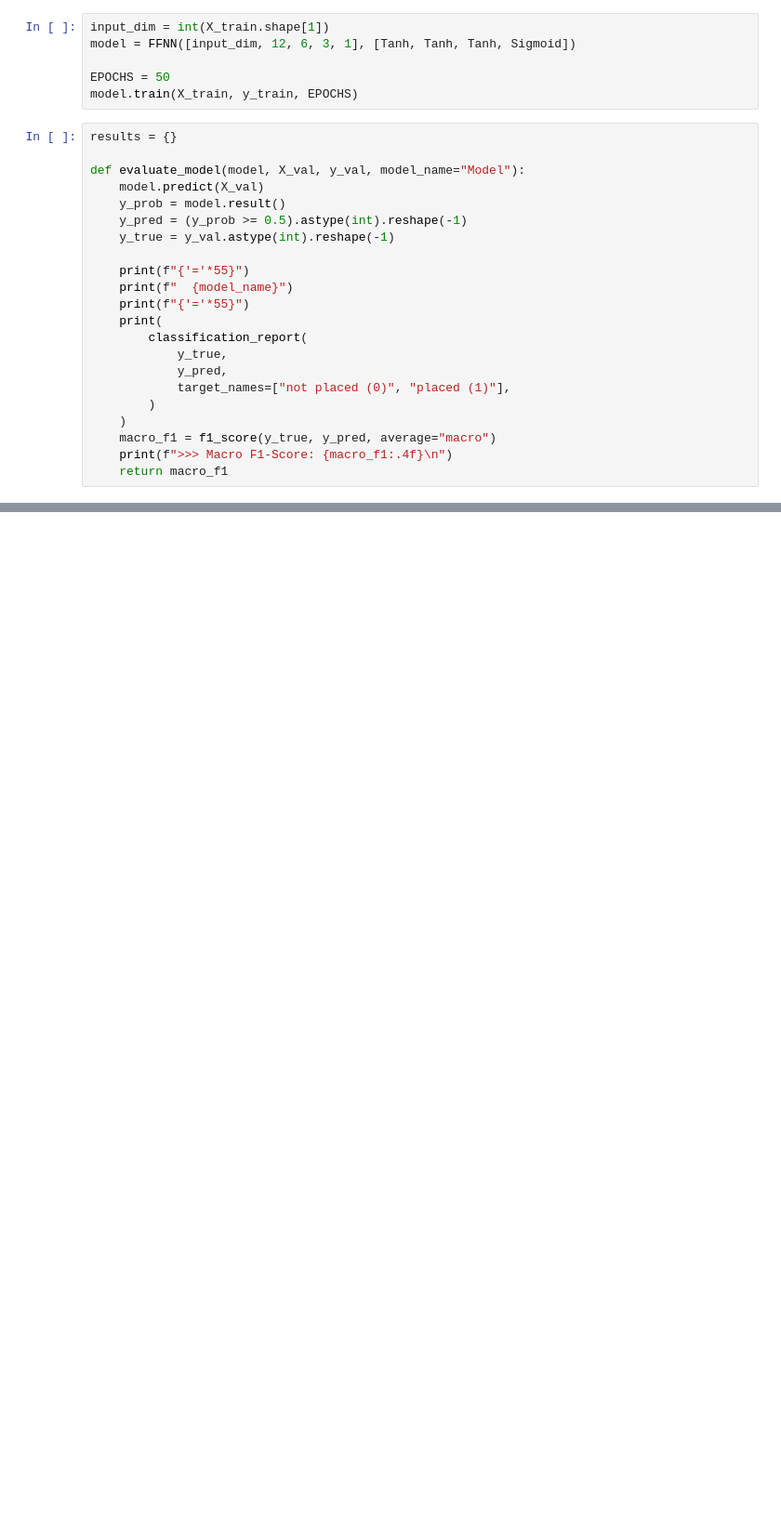
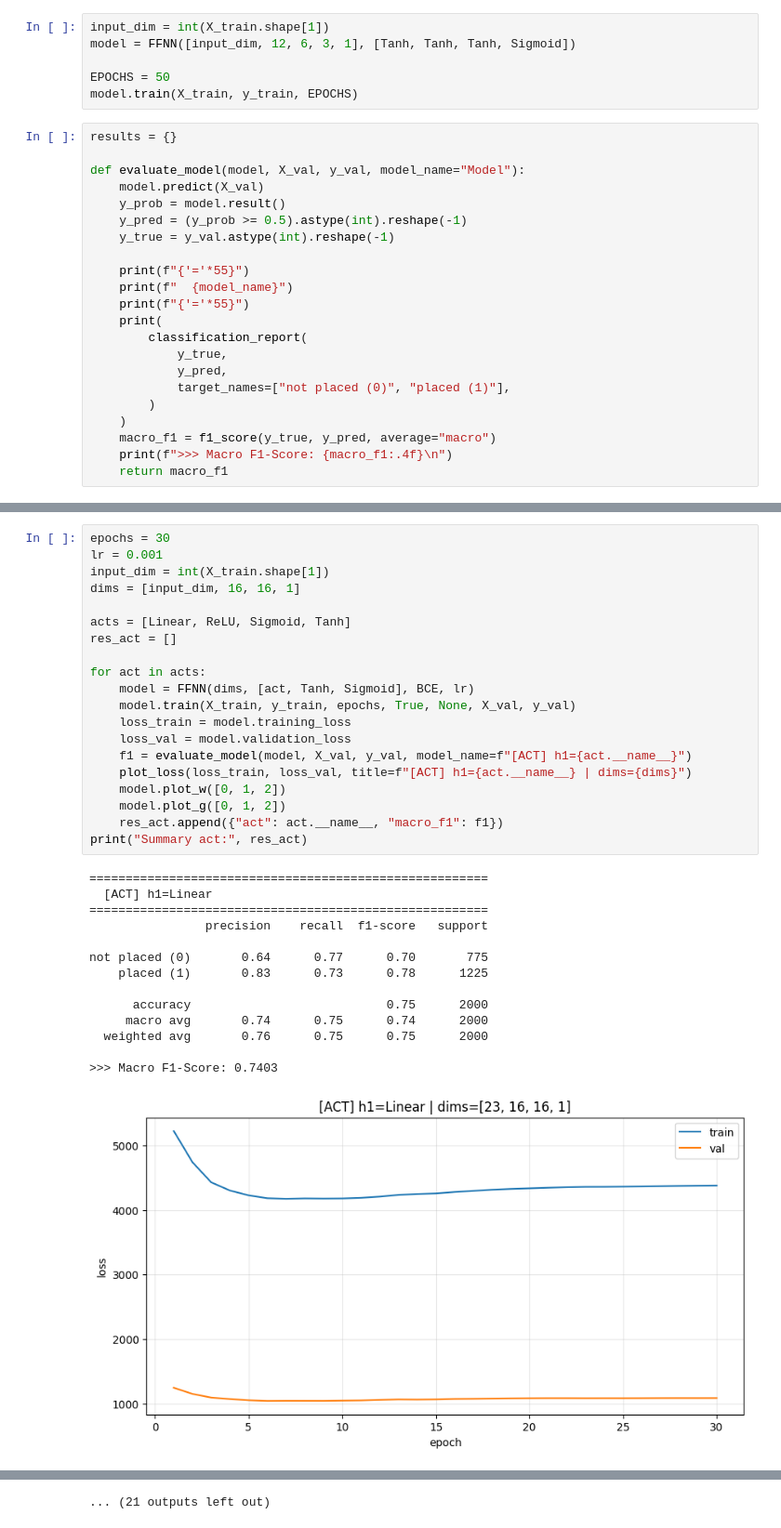
Before and after one commit to FaqihMSY/FFNN-from-scratch, a Jupyter notebook: main.ipynb, the cells around one changed output, grey strips where cells are left out. Shown at 93% size. Drawn from its saved outputs; the diff is of its cells as text; blank space fills up the shorter version.

```diff
--- a/main.ipynb
+++ b/main.ipynb
@@ -172,0 +383,35 @@ def evaluate_model(model, X_val, y_val, model_name="Model"):
+# %%
+epochs = 30
+lr = 0.001
+input_dim = int(X_train.shape[1])
+dims = [input_dim, 16, 16, 1]
+
+acts = [Linear, ReLU, Sigmoid, Tanh]
+res_act = []
+
+for act in acts:
+    model = FFNN(dims, [act, Tanh, Sigmoid], BCE, lr)
+    model.train(X_train, y_train, epochs, True, None, X_val, y_val)
+    loss_train = model.training_loss
+    loss_val = model.validation_loss
+    f1 = evaluate_model(model, X_val, y_val, model_name=f"[ACT] h1={act.__name__}")
+    plot_loss(loss_train, loss_val, title=f"[ACT] h1={act.__name__} | dims={dims}")
+    model.plot_w([0, 1, 2])
+    model.plot_g([0, 1, 2])
+    res_act.append({"act": act.__name__, "macro_f1": f1})
+print("Summary act:", res_act)
+# %% [output]
+=======================================================
+  [ACT] h1=Linear
+=======================================================
+                precision    recall  f1-score   support
+
+not placed (0)       0.64      0.77      0.70       775
+    placed (1)       0.83      0.73      0.78      1225
+
+      accuracy                           0.75      2000
+     macro avg       0.74      0.75      0.74      2000
+  weighted avg       0.76      0.75      0.75      2000
+
+>>> Macro F1-Score: 0.7403
+[figure, added]
@@ -172,0 +440 @@ def evaluate_model(model, X_val, y_val, model_name="Model"):
+... (21 outputs left out)
```
Also changed, not shown: parts of 18 cells of this notebook.
